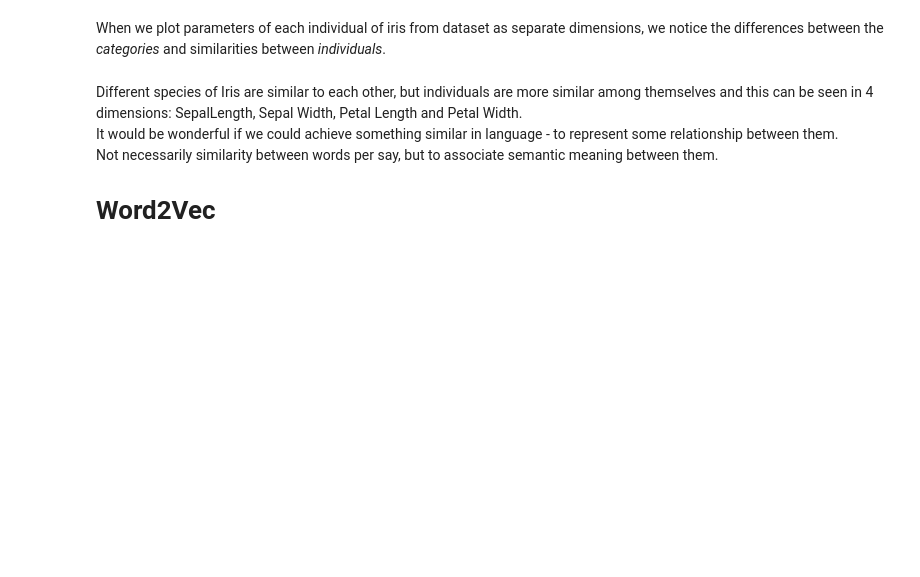
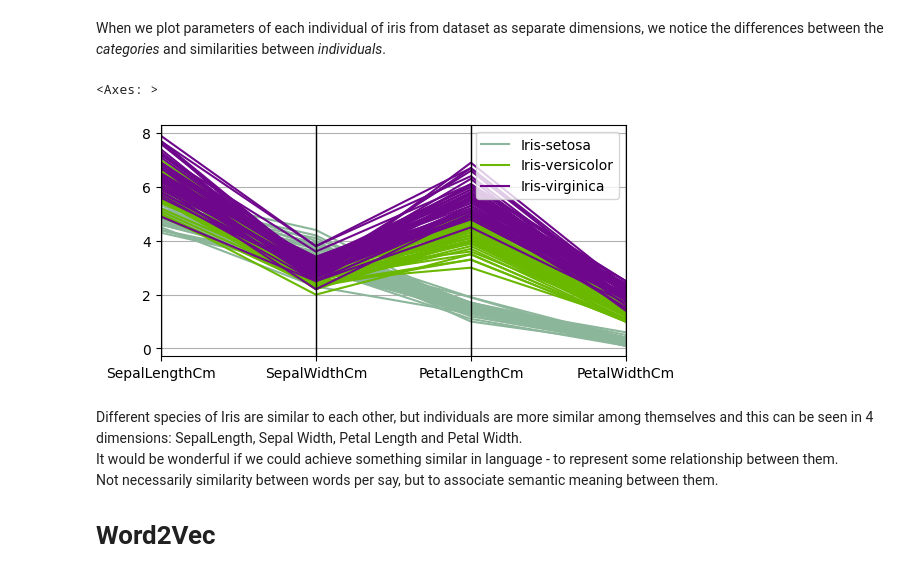
Before and after one commit to zostaw/learning-embeddings, a Jupyter notebook: learning-embeddings.ipynb, the cells around one changed output. Saved outputs shown, nothing was run; the diff lists cells and outputs as text; code cells hidden in the pictures; blank space fills up the shorter version.

```diff
--- a/learning-embeddings.ipynb
+++ b/learning-embeddings.ipynb
@@ -131,8 +200,11 @@ When we plot parameters of each individual of iris from dataset as separate dime
 # %%
 # Similarities between individuals of Irises in 4 dimensions
 fig = plt.figure(figsize=(6, 3))
-iris = pd.read_csv("resources/Iris.csv")
+iris = pd.read_csv(resources_dir + 'Iris.csv')
 parallel_coordinates(iris.drop("Id", axis=1), "Species")
+# %% [output]
+<Axes: >
+[figure, added]
 # %% [markdown]
 Different species of Iris are similar to each other, but individuals are more similar among themselves and this can be seen in 4 dimensions: SepalLength, Sepal Width, Petal Length and Petal Width.
 It would be wonderful if we could achieve something similar in language - to represent some relationship between them.
```
Also changed, not shown: parts of 14 cells of this notebook, 6 other files.
